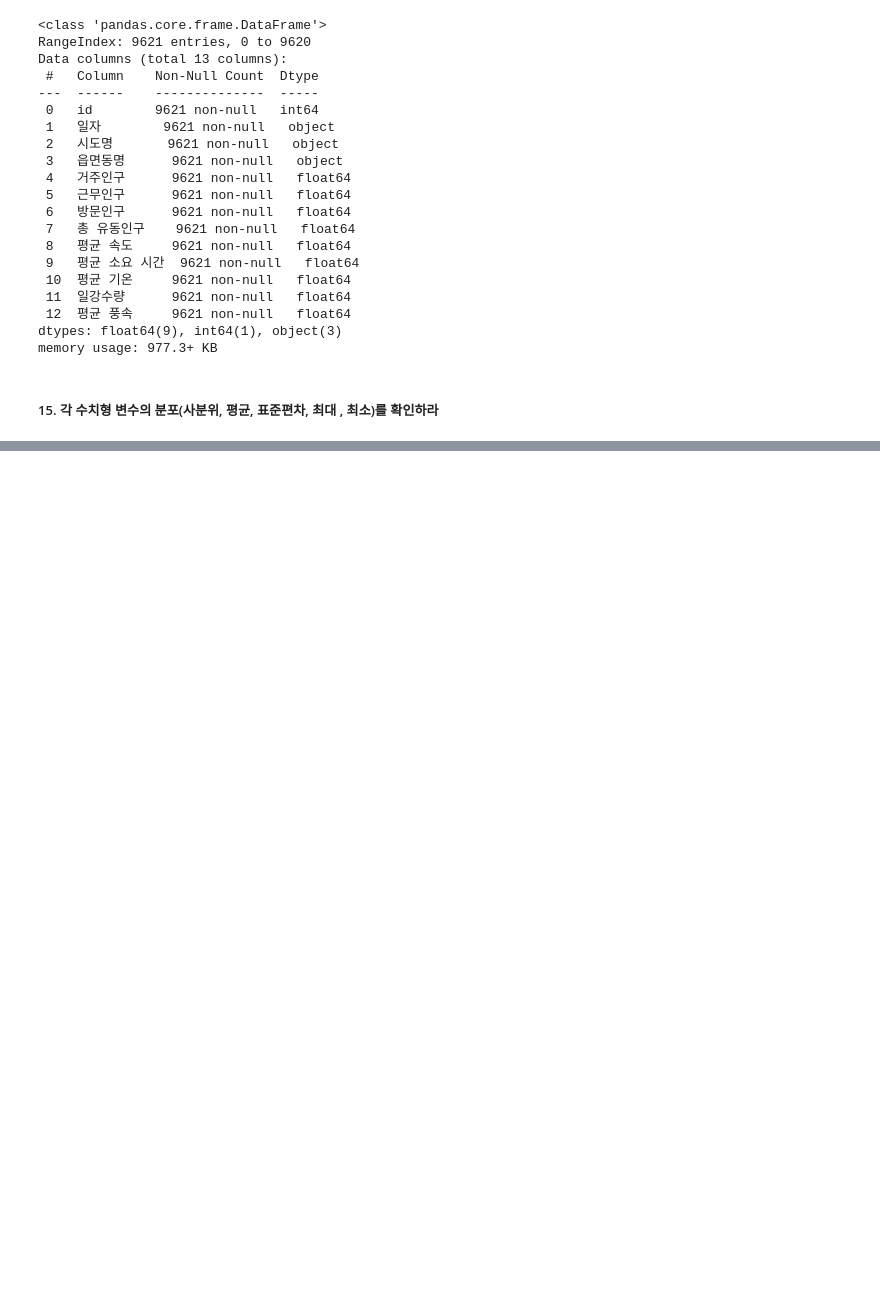
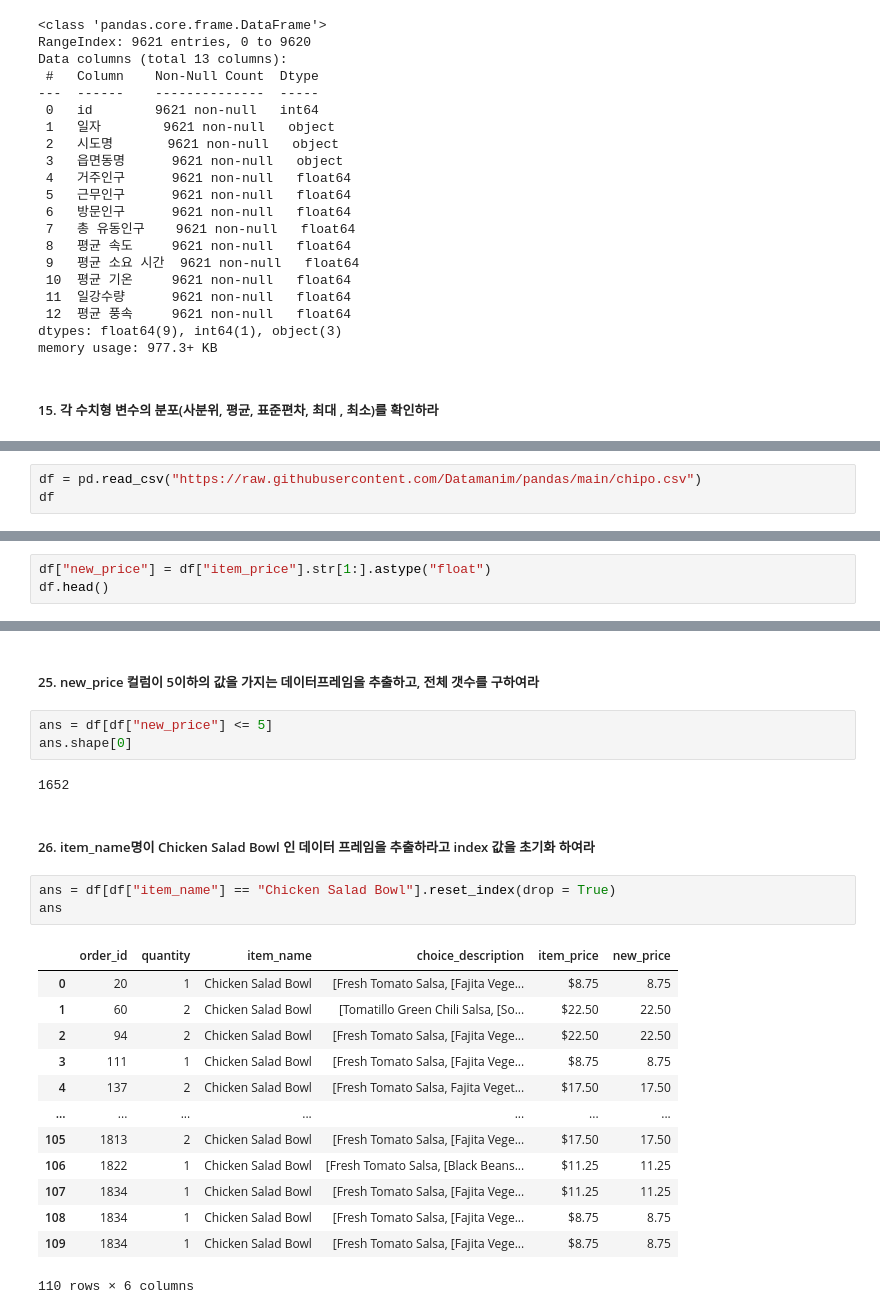
Before and after one commit to cms6090/Big-Data-Analysis, a Jupyter notebook: preprocessing.ipynb, the cells around one changed output, grey strips where cells are left out. Drawn from its saved outputs; the diff is of its cells as text; blank space fills up the shorter version.

```diff
--- a/preprocessing.ipynb
+++ b/preprocessing.ipynb
@@ -243,0 +292,3 @@ df.describe()
+# %%
+df = pd.read_csv("https://raw.githubusercontent.com/Datamanim/pandas/main/chipo.csv")
+df
@@ -243,0 +352,3 @@ df.describe()
+# %%
+df["new_price"] = df["item_price"].str[1:].astype("float")
+df.head()
@@ -243,0 +362,26 @@ df.describe()
+# %% [markdown]
+##### 25. new_price 컬럼이 5이하의 값을 가지는 데이터프레임을 추출하고, 전체 갯수를 구하여라
+# %%
+ans = df[df["new_price"] <= 5]
+ans.shape[0]
+# %% [output]
+1652
+# %% [markdown]
+##### 26. item_name명이 Chicken Salad Bowl 인 데이터 프레임을 추출하라고 index 값을 초기화 하여라
+# %%
+ans = df[df["item_name"] == "Chicken Salad Bowl"].reset_index(drop = True)
+ans
+# %% [output]
+|  | order_id | quantity | item_name | choice_description | item_price | new_price |
+| 0 | 20 | 1 | Chicken Salad Bowl | [Fresh Tomato Salsa, [Fajita Vege... | $8.75 | 8.75 |
+| 1 | 60 | 2 | Chicken Salad Bowl | [Tomatillo Green Chili Salsa, [So... | $22.50 | 22.50 |
+| 2 | 94 | 2 | Chicken Salad Bowl | [Fresh Tomato Salsa, [Fajita Vege... | $22.50 | 22.50 |
+| 3 | 111 | 1 | Chicken Salad Bowl | [Fresh Tomato Salsa, [Fajita Vege... | $8.75 | 8.75 |
+| 4 | 137 | 2 | Chicken Salad Bowl | [Fresh Tomato Salsa, Fajita Veget... | $17.50 | 17.50 |
+| ... | ... | ... | ... | ... | ... | ... |
+| 105 | 1813 | 2 | Chicken Salad Bowl | [Fresh Tomato Salsa, [Fajita Vege... | $17.50 | 17.50 |
+| 106 | 1822 | 1 | Chicken Salad Bowl | [Fresh Tomato Salsa, [Black Beans... | $11.25 | 11.25 |
+| 107 | 1834 | 1 | Chicken Salad Bowl | [Fresh Tomato Salsa, [Fajita Vege... | $11.25 | 11.25 |
+| 108 | 1834 | 1 | Chicken Salad Bowl | [Fresh Tomato Salsa, [Fajita Vege... | $8.75 | 8.75 |
+| 109 | 1834 | 1 | Chicken Salad Bowl | [Fresh Tomato Salsa, [Fajita Vege... | $8.75 | 8.75 |
+110 rows × 6 columns
```
Also changed, not shown: parts of 28 cells of this notebook.
